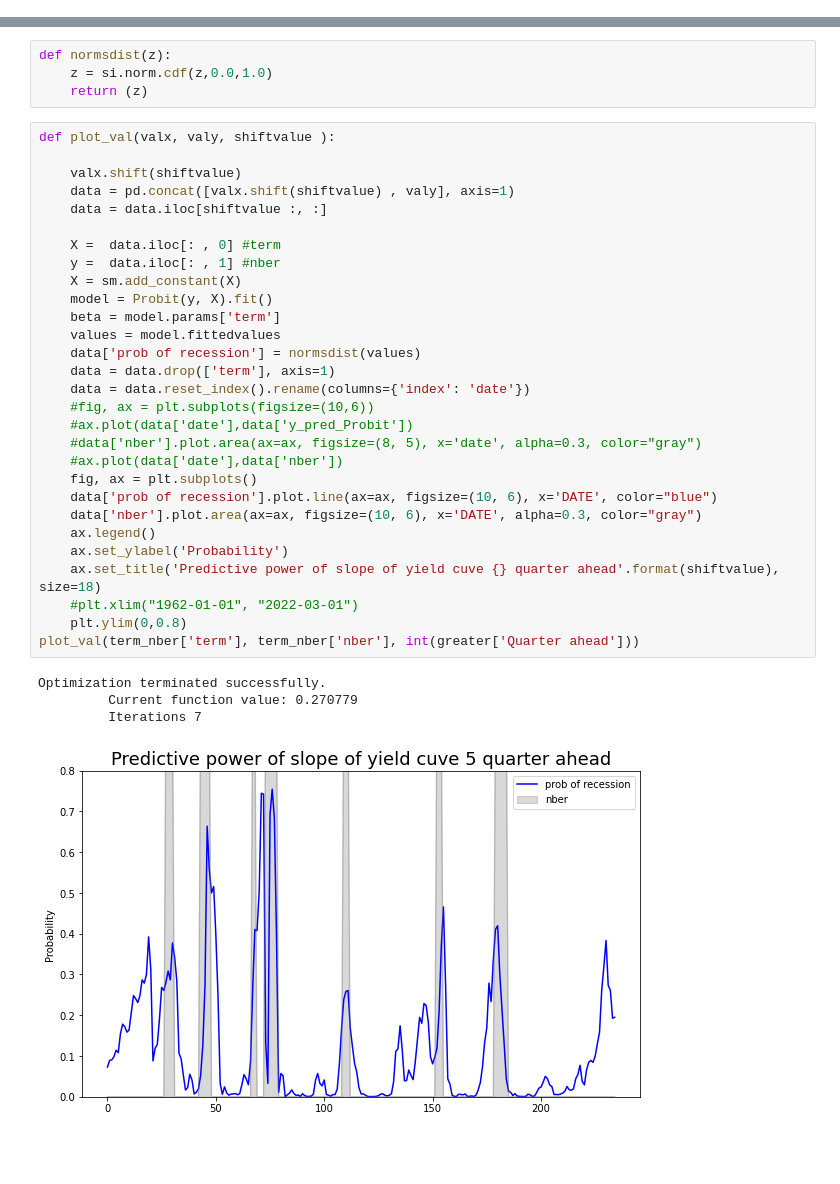
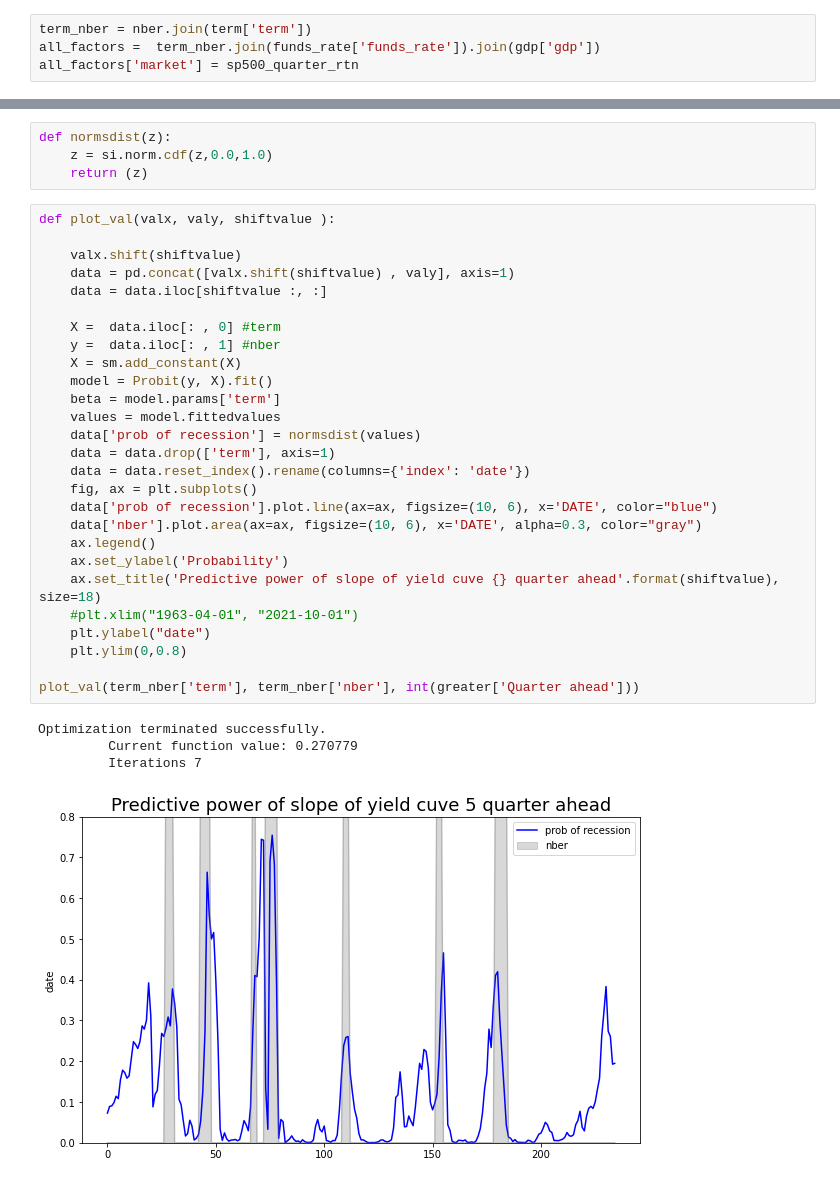
Before and after one commit to alessandrofogli/Ai-for-Finance, a Jupyter notebook: Project3/ES3.ipynb, the cells around one changed output, grey strips where cells are left out. Saved outputs shown, nothing was run; the diff lists cells and outputs as text; blank space fills up the shorter version.

```diff
--- a/Project3/ES3.ipynb
+++ b/Project3/ES3.ipynb
@@ -99,0 +95,4 @@ term_nber = term.join(nber['nber'])
+# %%
+term_nber = nber.join(term['term'])
+all_factors =  term_nber.join(funds_rate['funds_rate']).join(gdp['gdp'])
+all_factors['market'] = sp500_quarter_rtn
@@ -171,34 +199,32 @@ def normsdist(z):
 # %%
 def plot_val(valx, valy, shiftvalue ):
 
     valx.shift(shiftvalue)
     data = pd.concat([valx.shift(shiftvalue) , valy], axis=1)
     data = data.iloc[shiftvalue :, :]
 
     X =  data.iloc[: , 0] #term
     y =  data.iloc[: , 1] #nber
     X = sm.add_constant(X)
     model = Probit(y, X).fit()
     beta = model.params['term']
     values = model.fittedvalues
     data['prob of recession'] = normsdist(values)
     data = data.drop(['term'], axis=1)
     data = data.reset_index().rename(columns={'index': 'date'})
-    #fig, ax = plt.subplots(figsize=(10,6))
-    #ax.plot(data['date'],data['y_pred_Probit'])
-    #data['nber'].plot.area(ax=ax, figsize=(8, 5), x='date', alpha=0.3, color="gray")
-    #ax.plot(data['date'],data['nber'])
     fig, ax = plt.subplots()
     data['prob of recession'].plot.line(ax=ax, figsize=(10, 6), x='DATE', color="blue")
     data['nber'].plot.area(ax=ax, figsize=(10, 6), x='DATE', alpha=0.3, color="gray")
     ax.legend()
     ax.set_ylabel('Probability')
     ax.set_title('Predictive power of slope of yield cuve {} quarter ahead'.format(shiftvalue), size=18)
-    #plt.xlim("1962-01-01", "2022-03-01")
+    #plt.xlim("1963-04-01", "2021-10-01")
+    plt.ylabel("date")
     plt.ylim(0,0.8)
+
 plot_val(term_nber['term'], term_nber['nber'], int(greater['Quarter ahead']))
 # %% [output]
 Optimization terminated successfully.
          Current function value: 0.270779
          Iterations 7
-[figure, old version]
+[figure, new version]
```
Also changed, not shown: parts of 12 cells of this notebook.
